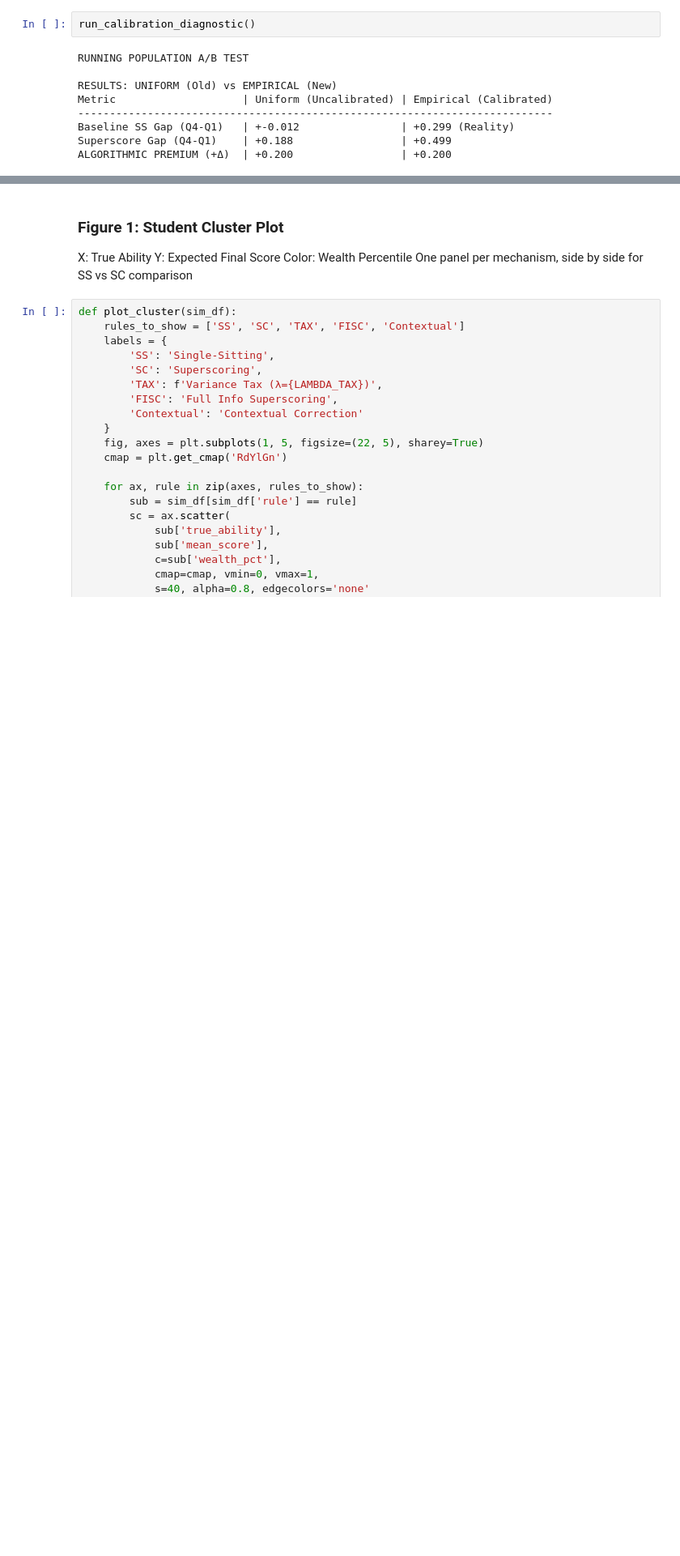
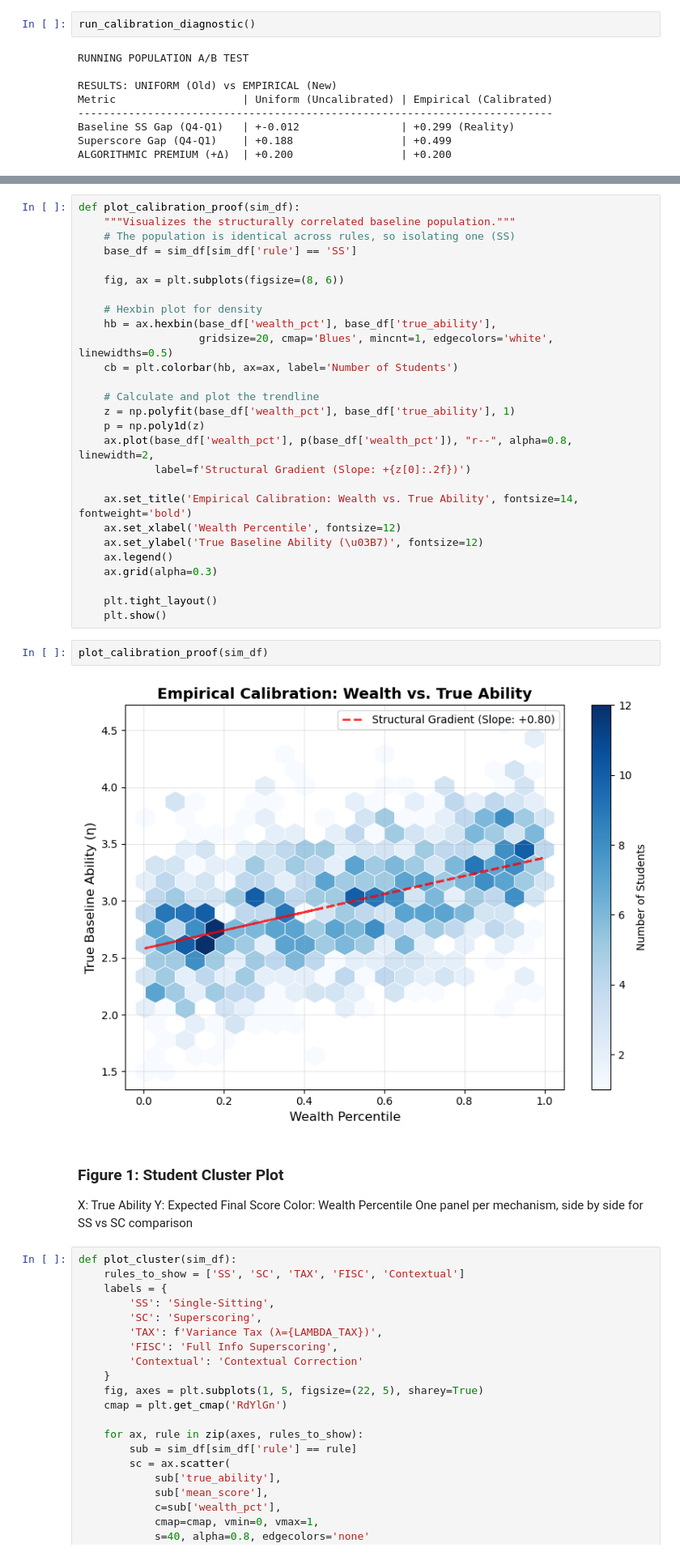
Before and after one commit to mei-ame/fair-admissions, a Jupyter notebook: graphs.ipynb, the cells around one changed output, grey strips where cells are left out. Shown at 81% size. Cells and saved outputs as stored; diff of their text form; blank space fills up the shorter version.

Commit message:
Calibration graph of wealth vs ability distribution

```diff
--- a/graphs.ipynb
+++ b/graphs.ipynb
@@ -83,3 +85,34 @@ sim_df = pd.read_csv("data/sim_results_20260520_165311_tutoring_false.csv")
+# %%
+def plot_calibration_proof(sim_df):
+    """Visualizes the structurally correlated baseline population."""
+    # The population is identical across rules, so isolating one (SS)
+    base_df = sim_df[sim_df['rule'] == 'SS']
+
+    fig, ax = plt.subplots(figsize=(8, 6))
+
+    # Hexbin plot for density
+    hb = ax.hexbin(base_df['wealth_pct'], base_df['true_ability'],
+                   gridsize=20, cmap='Blues', mincnt=1, edgecolors='white', linewidths=0.5)
+    cb = plt.colorbar(hb, ax=ax, label='Number of Students')
+
+    # Calculate and plot the trendline
+    z = np.polyfit(base_df['wealth_pct'], base_df['true_ability'], 1)
+    p = np.poly1d(z)
+    ax.plot(base_df['wealth_pct'], p(base_df['wealth_pct']), "r--", alpha=0.8, linewidth=2,
+            label=f'Structural Gradient (Slope: +{z[0]:.2f})')
+
+    ax.set_title('Empirical Calibration: Wealth vs. True Ability', fontsize=14, fontweight='bold')
+    ax.set_xlabel('Wealth Percentile', fontsize=12)
+    ax.set_ylabel('True Baseline Ability (\u03B7)', fontsize=12)
+    ax.legend()
+    ax.grid(alpha=0.3)
+
+    plt.tight_layout()
+    plt.show()
+# %%
+plot_calibration_proof(sim_df)
+# %% [output]
+[figure, added]
 # %% [markdown]
 ### Figure 1: Student Cluster Plot
 X: True Ability
```
Also changed, not shown: parts of 3 cells of this notebook.
